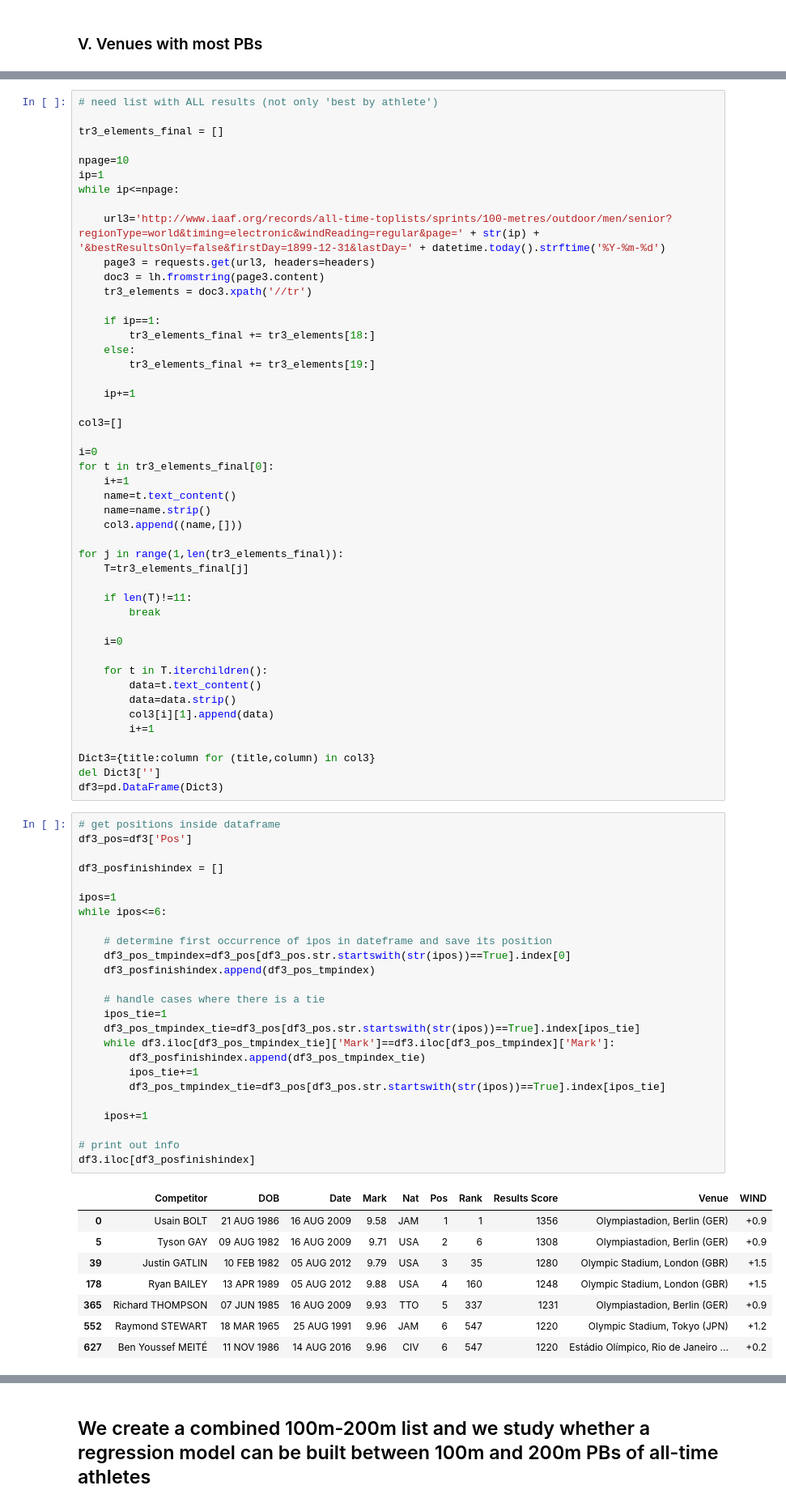
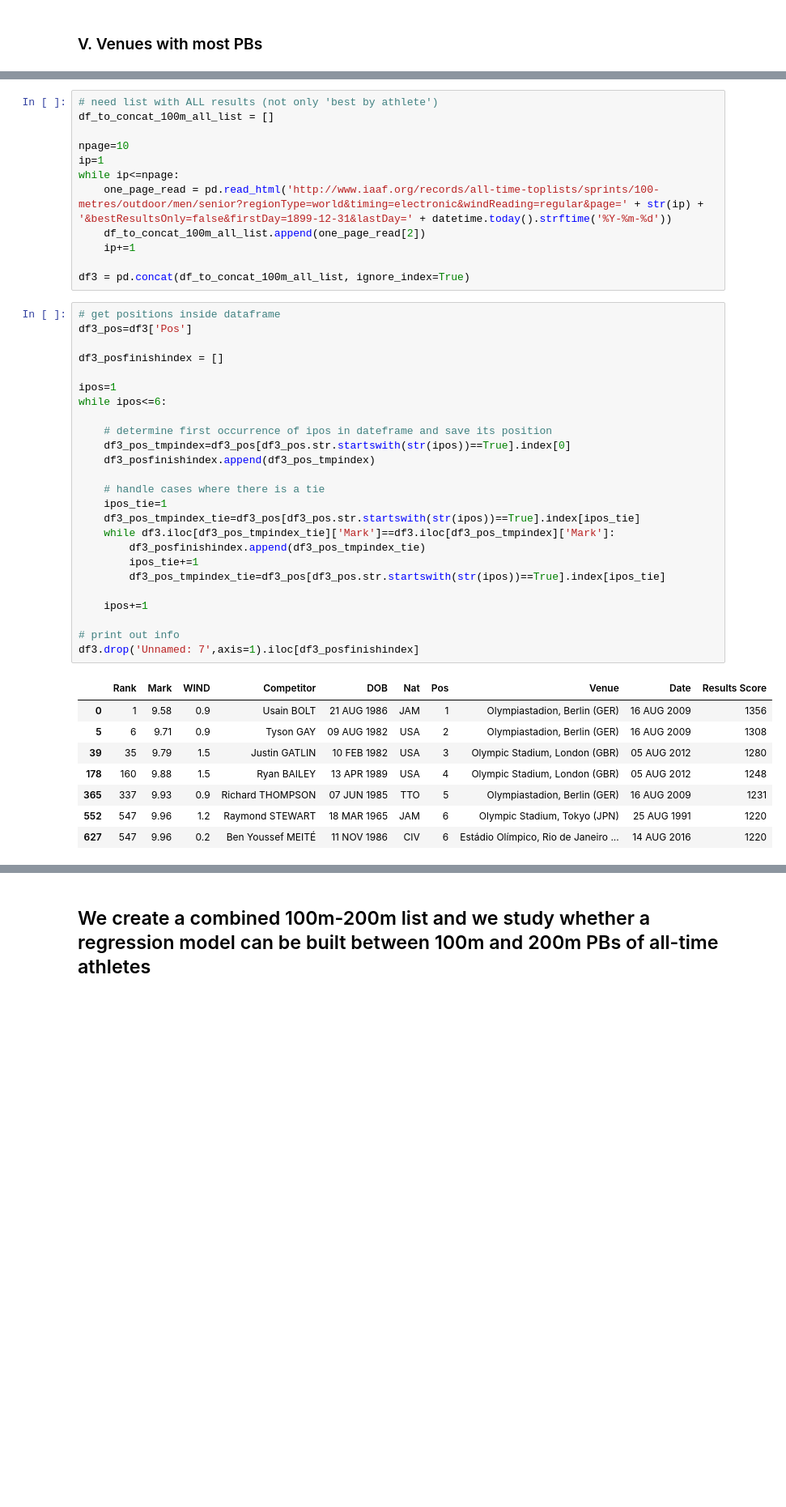
Before and after one commit to rmondini/trackandfield, a Jupyter notebook: mensprint.ipynb, the cells around one changed output, grey strips where cells are left out. Shown: that part at 81% size. Cells and saved outputs as stored; diff of their text form; blank space fills up the shorter version.

```diff
--- a/mensprint.ipynb
+++ b/mensprint.ipynb
@@ -284,81 +250,46 @@ plt.show()
 # %%
 # need list with ALL results (not only 'best by athlete')
-
-tr3_elements_final = []
+df_to_concat_100m_all_list = []
 
 npage=10
 ip=1
 while ip<=npage:
-
-    url3='http://www.iaaf.org/records/all-time-toplists/sprints/100-metres/outdoor/men/senior?regionType=world&timing=electronic&windReading=regular&page=' + str(ip) + '&bestResultsOnly=false&firstDay=1899-12-31&lastDay=' + datetime.today().strftime('%Y-%m-%d')
-    page3 = requests.get(url3, headers=headers)
-    doc3 = lh.fromstring(page3.content)
-    tr3_elements = doc3.xpath('//tr')
-
-    if ip==1:
-        tr3_elements_final += tr3_elements[18:]
-    else:
-        tr3_elements_final += tr3_elements[19:]
-
+    one_page_read = pd.read_html('http://www.iaaf.org/records/all-time-toplists/sprints/100-metres/outdoor/men/senior?regionType=world&timing=electronic&windReading=regular&page=' + str(ip) + '&bestResultsOnly=false&firstDay=1899-12-31&lastDay=' + datetime.today().strftime('%Y-%m-%d'))
+    df_to_concat_100m_all_list.append(one_page_read[2])
     ip+=1
 
-col3=[]
-
-i=0
-for t in tr3_elements_final[0]:
-    i+=1
-    name=t.text_content()
-    name=name.strip()
-    col3.append((name,[]))
-
-for j in range(1,len(tr3_elements_final)):
-    T=tr3_elements_final[j]
-
-    if len(T)!=11:
-        break
-
-    i=0
-
-    for t in T.iterchildren():
-        data=t.text_content()
-        data=data.strip()
-        col3[i][1].append(data)
-        i+=1
-
-Dict3={title:column for (title,column) in col3}
-del Dict3['']
-df3=pd.DataFrame(Dict3)
+df3 = pd.concat(df_to_concat_100m_all_list, ignore_index=True)
 # %%
 # get positions inside dataframe
 df3_pos=df3['Pos']
 
 df3_posfinishindex = []
 
 ipos=1
 while ipos<=6:
 
     # determine first occurrence of ipos in dateframe and save its position
     df3_pos_tmpindex=df3_pos[df3_pos.str.startswith(str(ipos))==True].index[0]
     df3_posfinishindex.append(df3_pos_tmpindex)
 
     # handle cases where there is a tie
     ipos_tie=1
     df3_pos_tmpindex_tie=df3_pos[df3_pos.str.startswith(str(ipos))==True].index[ipos_tie]
     while df3.iloc[df3_pos_tmpindex_tie]['Mark']==df3.iloc[df3_pos_tmpindex]['Mark']:
         df3_posfinishindex.append(df3_pos_tmpindex_tie)
         ipos_tie+=1
         df3_pos_tmpindex_tie=df3_pos[df3_pos.str.startswith(str(ipos))==True].index[ipos_tie]
 
     ipos+=1
 
 # print out info
-df3.iloc[df3_posfinishindex]
+df3.drop('Unnamed: 7',axis=1).iloc[df3_posfinishindex]
 # %% [output]
-|  | Competitor | DOB | Date | Mark | Nat | Pos | Rank | Results Score | Venue | WIND |
-| 0 | Usain BOLT | 21 AUG 1986 | 16 AUG 2009 | 9.58 | JAM | 1 | 1 | 1356 | Olympiastadion, Berlin (GER) | +0.9 |
-| 5 | Tyson GAY | 09 AUG 1982 | 16 AUG 2009 | 9.71 | USA | 2 | 6 | 1308 | Olympiastadion, Berlin (GER) | +0.9 |
-| 39 | Justin GATLIN | 10 FEB 1982 | 05 AUG 2012 | 9.79 | USA | 3 | 35 | 1280 | Olympic Stadium, London (GBR) | +1.5 |
-| 178 | Ryan BAILEY | 13 APR 1989 | 05 AUG 2012 | 9.88 | USA | 4 | 160 | 1248 | Olympic Stadium, London (GBR) | +1.5 |
-| 365 | Richard THOMPSON | 07 JUN 1985 | 16 AUG 2009 | 9.93 | TTO | 5 | 337 | 1231 | Olympiastadion, Berlin (GER) | +0.9 |
-| 552 | Raymond STEWART | 18 MAR 1965 | 25 AUG 1991 | 9.96 | JAM | 6 | 547 | 1220 | Olympic Stadium, Tokyo (JPN) | +1.2 |
-| 627 | Ben Youssef MEITÉ | 11 NOV 1986 | 14 AUG 2016 | 9.96 | CIV | 6 | 547 | 1220 | Estádio Olímpico, Rio de Janeiro ... | +0.2 |
+|  | Rank | Mark | WIND | Competitor | DOB | Nat | Pos | Venue | Date | Results Score |
+| 0 | 1 | 9.58 | 0.9 | Usain BOLT | 21 AUG 1986 | JAM | 1 | Olympiastadion, Berlin (GER) | 16 AUG 2009 | 1356 |
+| 5 | 6 | 9.71 | 0.9 | Tyson GAY | 09 AUG 1982 | USA | 2 | Olympiastadion, Berlin (GER) | 16 AUG 2009 | 1308 |
+| 39 | 35 | 9.79 | 1.5 | Justin GATLIN | 10 FEB 1982 | USA | 3 | Olympic Stadium, London (GBR) | 05 AUG 2012 | 1280 |
+| 178 | 160 | 9.88 | 1.5 | Ryan BAILEY | 13 APR 1989 | USA | 4 | Olympic Stadium, London (GBR) | 05 AUG 2012 | 1248 |
+| 365 | 337 | 9.93 | 0.9 | Richard THOMPSON | 07 JUN 1985 | TTO | 5 | Olympiastadion, Berlin (GER) | 16 AUG 2009 | 1231 |
+| 552 | 547 | 9.96 | 1.2 | Raymond STEWART | 18 MAR 1965 | JAM | 6 | Olympic Stadium, Tokyo (JPN) | 25 AUG 1991 | 1220 |
+| 627 | 547 | 9.96 | 0.2 | Ben Youssef MEITÉ | 11 NOV 1986 | CIV | 6 | Estádio Olímpico, Rio de Janeiro ... | 14 AUG 2016 | 1220 |
```
Also changed, not shown: parts of 88 cells of this notebook, 2 other files.
